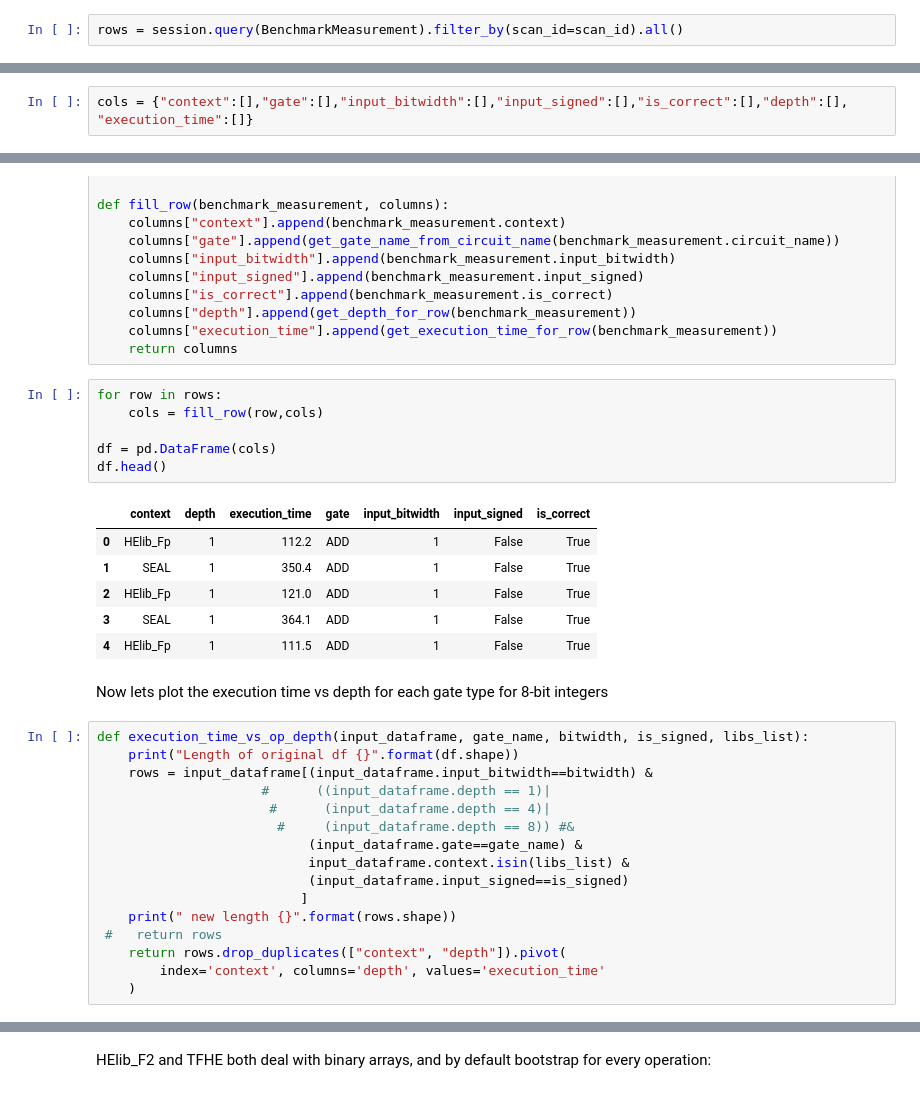
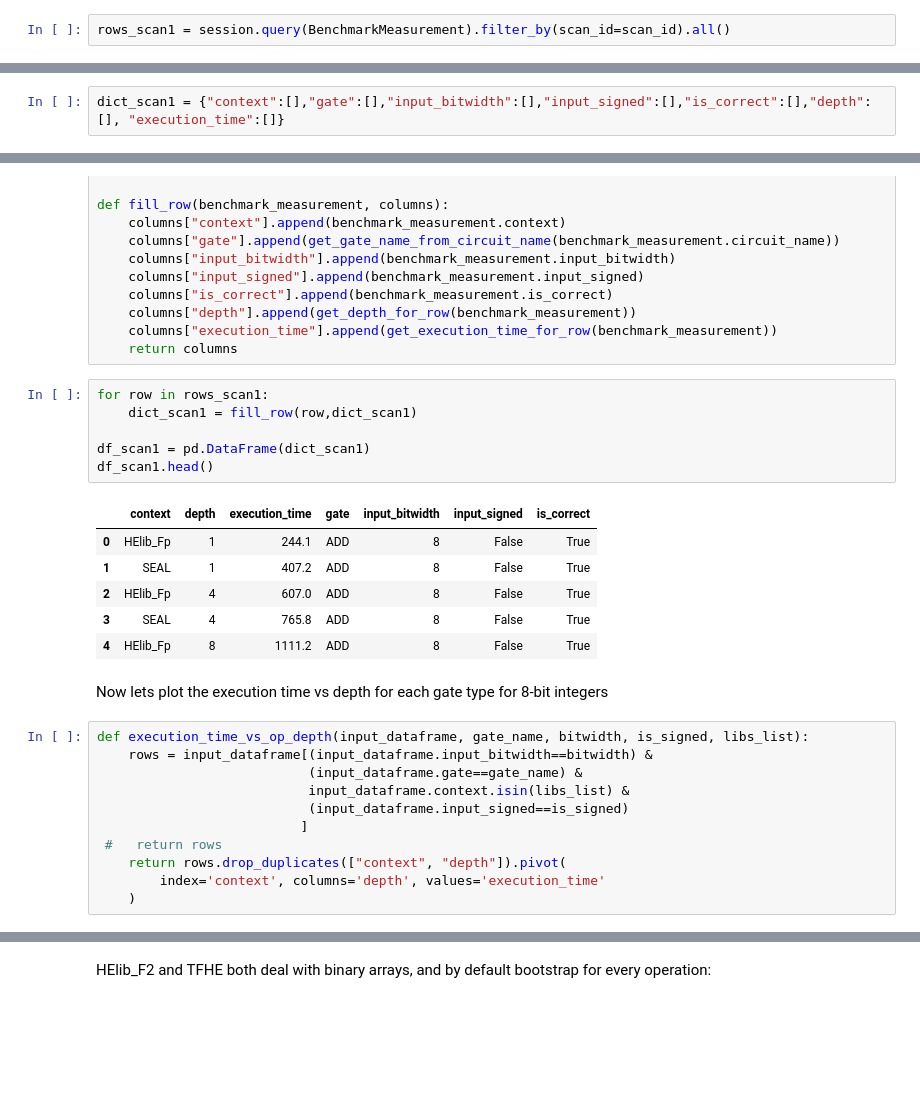
Before and after one commit to alan-turing-institute/SHEEP, a Jupyter notebook: frontend/notebooks/Low-level-benchmarks.ipynb, the cells around one changed output, grey strips where cells are left out. Cells and saved outputs as stored; diff of their text form; blank space fills up the shorter version.

```diff
--- a/frontend/notebooks/Low-level-benchmarks.ipynb
+++ b/frontend/notebooks/Low-level-benchmarks.ipynb
@@ -77,7 +78,7 @@ from pysheep.database import BenchmarkMeasurement, session
 from pysheep.benchmark_utils import levels_for_params
 from pysheep.low_level_benchmarks import get_gate_name_from_circuit_name
 # %%
-rows = session.query(BenchmarkMeasurement).filter_by(scan_id=scan_id).all()
+rows_scan1 = session.query(BenchmarkMeasurement).filter_by(scan_id=scan_id).all()
 # %% [markdown]
 The parameters and timings should now be stored in an sqlite file.
 We will query this using SQLAlchemy, put the results into a Pandas DataFrame, and then make some plots.
@@ -85,5 +86,5 @@ First, define the columns we want:
 # %%
-cols = {"context":[],"gate":[],"input_bitwidth":[],"input_signed":[],"is_correct":[],"depth":[], "execution_time":[]}
+dict_scan1 = {"context":[],"gate":[],"input_bitwidth":[],"input_signed":[],"is_correct":[],"depth":[], "execution_time":[]}
 # %% [markdown]
 Now define a couple of functions to query the database and fill the table
 # %%
@@ -112,32 +113,27 @@ def fill_row(benchmark_measurement, columns):
     columns["execution_time"].append(get_execution_time_for_row(benchmark_measurement))
     return columns
 # %%
-for row in rows:
-    cols = fill_row(row,cols)
+for row in rows_scan1:
+    dict_scan1 = fill_row(row,dict_scan1)
 
-df = pd.DataFrame(cols)
-df.head()
+df_scan1 = pd.DataFrame(dict_scan1)
+df_scan1.head()
 # %% [output]
 |  | context | depth | execution_time | gate | input_bitwidth | input_signed | is_correct |
-| 0 | HElib_Fp | 1 | 112.2 | ADD | 1 | False | True |
-| 1 | SEAL | 1 | 350.4 | ADD | 1 | False | True |
-| 2 | HElib_Fp | 1 | 121.0 | ADD | 1 | False | True |
-| 3 | SEAL | 1 | 364.1 | ADD | 1 | False | True |
-| 4 | HElib_Fp | 1 | 111.5 | ADD | 1 | False | True |
+| 0 | HElib_Fp | 1 | 244.1 | ADD | 8 | False | True |
+| 1 | SEAL | 1 | 407.2 | ADD | 8 | False | True |
+| 2 | HElib_Fp | 4 | 607.0 | ADD | 8 | False | True |
+| 3 | SEAL | 4 | 765.8 | ADD | 8 | False | True |
+| 4 | HElib_Fp | 8 | 1111.2 | ADD | 8 | False | True |
 # %% [markdown]
 Now lets plot the execution time vs depth for each gate type for 8-bit integers
 # %%
 def execution_time_vs_op_depth(input_dataframe, gate_name, bitwidth, is_signed, libs_list):
-    print("Length of original df {}".format(df.shape))
     rows = input_dataframe[(input_dataframe.input_bitwidth==bitwidth) &
-                     #      ((input_dataframe.depth == 1)|
-                      #      (input_dataframe.depth == 4)|
-                       #     (input_dataframe.depth == 8)) #&
                            (input_dataframe.gate==gate_name) &
                            input_dataframe.context.isin(libs_list) &
                            (input_dataframe.input_signed==is_signed)
                           ]
-    print(" new length {}".format(rows.shape))
  #   return rows
     return rows.drop_duplicates(["context", "depth"]).pivot(
         index='context', columns='depth', values='execution_time'
```
Also changed, not shown: parts of 15 cells of this notebook.
